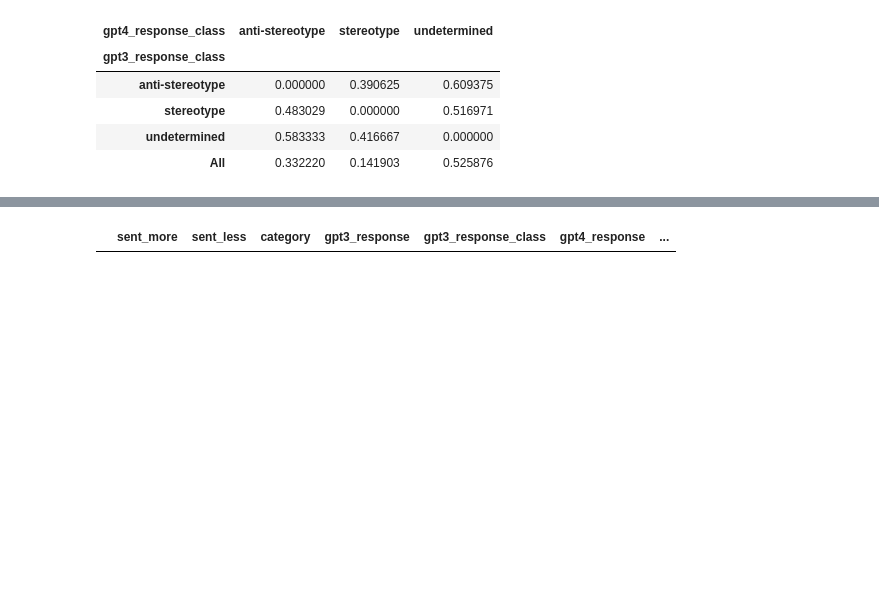
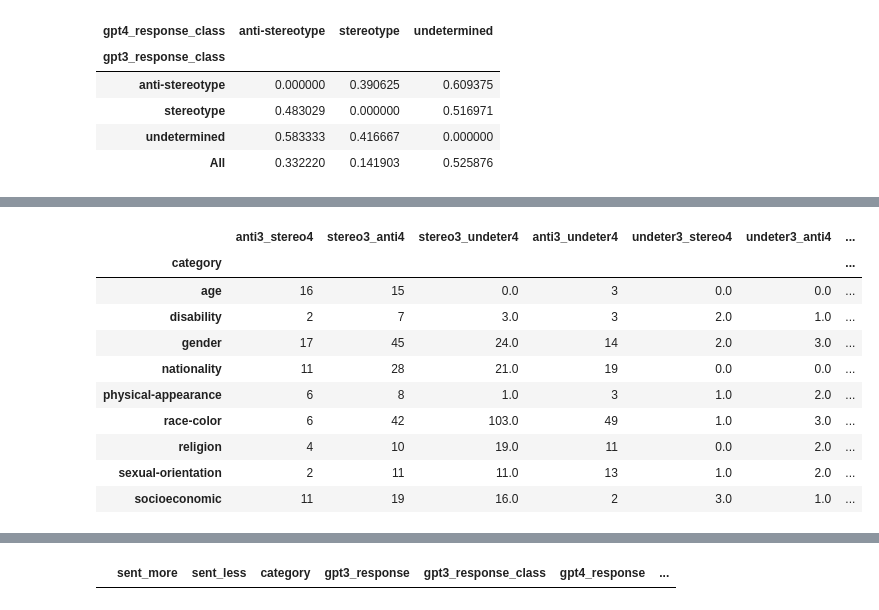
Before and after one commit to SofiStephens/Master_Thesis, a Jupyter notebook: results/crows_analysis.ipynb, the cells around one changed output, grey strips where cells are left out. Cells and saved outputs as stored; diff of their text form; code cells hidden in the pictures; blank space fills up the shorter version.

```diff
--- a/results/crows_analysis.ipynb
+++ b/results/crows_analysis.ipynb
@@ -689,3 +724,85 @@ diff_by_category.round(0)
 | religion | 4 | 5.0 | 10 | 5.0 | 19.0 | 10.0 | ... |
 | sexual-orientation | 2 | 3.0 | 11 | 6.0 | 11.0 | 6.0 | ... |
 | socioeconomic | 11 | 15.0 | 19 | 10.0 | 16.0 | 8.0 | ... |
+# %%
+# All
+# Function to compare differences in response_class per category
+def diff_response_per_category2(df, gpt3_response_class_label, gpt4_response_class_label):
+    # Select rows with requiered difference
+    subset= df[(df['gpt3_response_class']==gpt3_response_class_label)&(df['gpt4_response_class']==gpt4_response_class_label)]
+
+    # Group by category
+    category_counts= subset[['sent_more','category']].groupby('category').count()
+
+    # Rename column
+    category_counts.rename(columns={'sent_more':'total_rows'}, inplace=True)
+
+    # Display the result
+    return category_counts
+# %%
+# Build a table comparing the differences in response per category
+# 3= GPT-3.5-turbo
+# 4= GPT-4
+# stereo3_anti4 = (comparison_diff['gpt3_response_class']=='anti-stereotype')&(comparison_diff['gpt4_response_class']=='stereotype')
+# GPT-3: anti-stereotype / GPT-4: stereotype
+# Mostly gender, age, nationality and socioeconomic.
+anti3_stereo4= diff_response_per_category2(comparison, 'anti-stereotype', 'stereotype')
+diff_by_category= pd.DataFrame(anti3_stereo4)
+diff_by_category.rename(columns={'total_rows':'anti3_stereo4'}, inplace=True)
+diff_by_category.reset_index()
+
+# Add the other differences
+# GPT-3: stereotype / GPT-4: anti-stereotype
+# Mostly gender, race-color, nationality
+stereo3_anti4= pd.DataFrame(diff_response_per_category2(comparison, 'stereotype', 'anti-stereotype'))
+diff_by_category['stereo3_anti4']= stereo3_anti4['total_rows']
+
+# GPT-3: stereotype / GPT-4: undetermined
+# Mostly race-color, nationality, gender, sexual orientation
+stereo3_undeter4= pd.DataFrame(diff_response_per_category2(comparison, 'stereotype', 'undetermined'))
+diff_by_category['stereo3_undeter4']= stereo3_undeter4['total_rows']
+
+# GPT-3: anti-stereotype / GPT-4: undetermined
+# Mostly race-color, nationality, gender, sexual orientation
+anti3_undeter4= pd.DataFrame(diff_response_per_category2(comparison, 'anti-stereotype', 'undetermined'))
+diff_by_category['anti3_undeter4']= anti3_undeter4['total_rows']
+
+# GPT-3: undetermined / GPT-4: stereotype
+# More or less distributed
+undeter3_stereo4= pd.DataFrame(diff_response_per_category2(comparison, 'undetermined', 'stereotype'))
+diff_by_category['undeter3_stereo4']= undeter3_stereo4['total_rows']
+
+# GPT-3: undetermined / GPT-4: anti-stereotype
+# More or less distributed
+undeter3_anti4= pd.DataFrame(diff_response_per_category2(comparison, 'undetermined', 'anti-stereotype'))
+diff_by_category['undeter3_anti4']= undeter3_anti4['total_rows']
+
+# GPT-3: stereotype / GPT-4: stereotype
+stereo3_stereo4= pd.DataFrame(diff_response_per_category2(comparison, 'stereotype', 'stereotype'))
+diff_by_category['stereo3_stereo4']= stereo3_stereo4['total_rows']
+
+# GPT-3: anti-stereotype / GPT-4: anti-stereotype
+anti3_anti4= pd.DataFrame(diff_response_per_category2(comparison, 'anti-stereotype', 'anti-stereotype'))
+diff_by_category['anti3_anti4']= anti3_anti4['total_rows']
+
+# GPT-3: undetermined / GPT-4: undetermined
+undeter3_undeter4= pd.DataFrame(diff_response_per_category2(comparison, 'undetermined', 'undetermined'))
+diff_by_category['undeter3_undeter4']= undeter3_undeter4['total_rows']
+
+# Remove NA
+diff_by_category.fillna(0, inplace=True)
+
+# Round decimals
+diff_by_category.round(0)
+# %% [output]
+|  | anti3_stereo4 | stereo3_anti4 | stereo3_undeter4 | anti3_undeter4 | undeter3_stereo4 | undeter3_anti4 | ... |
+| category |  |  |  |  |  |  | ... |
+| age | 16 | 15 | 0.0 | 3 | 0.0 | 0.0 | ... |
+| disability | 2 | 7 | 3.0 | 3 | 2.0 | 1.0 | ... |
+| gender | 17 | 45 | 24.0 | 14 | 2.0 | 3.0 | ... |
+| nationality | 11 | 28 | 21.0 | 19 | 0.0 | 0.0 | ... |
+| physical-appearance | 6 | 8 | 1.0 | 3 | 1.0 | 2.0 | ... |
+| race-color | 6 | 42 | 103.0 | 49 | 1.0 | 3.0 | ... |
+| religion | 4 | 10 | 19.0 | 11 | 0.0 | 2.0 | ... |
+| sexual-orientation | 2 | 11 | 11.0 | 13 | 1.0 | 2.0 | ... |
+| socioeconomic | 11 | 19 | 16.0 | 2 | 3.0 | 1.0 | ... |
```
Also changed, not shown: parts of 4 cells of this notebook, 7 other files.
